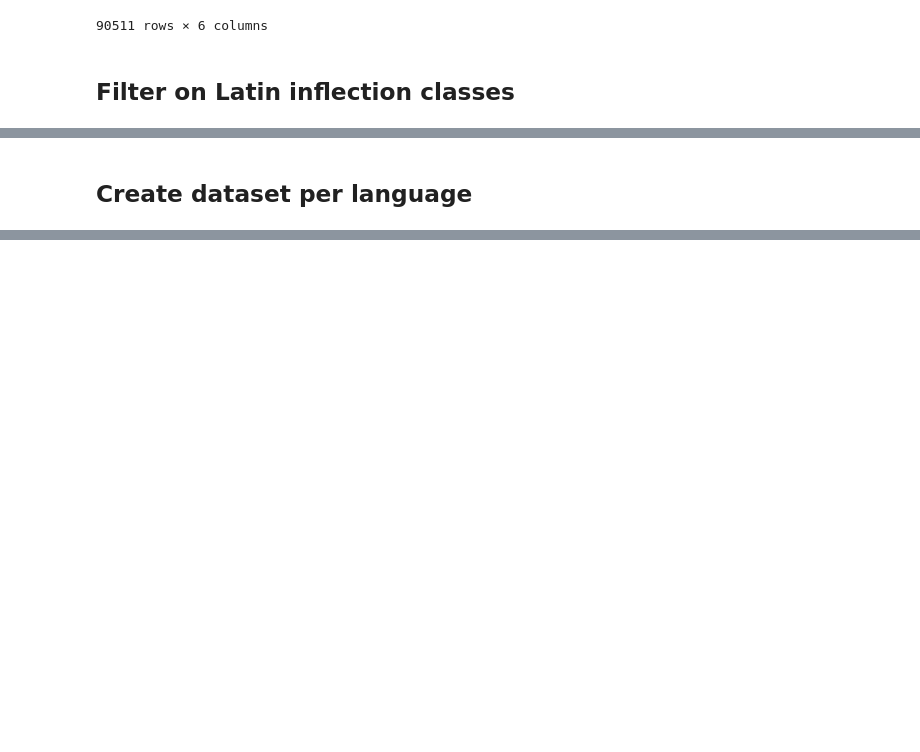
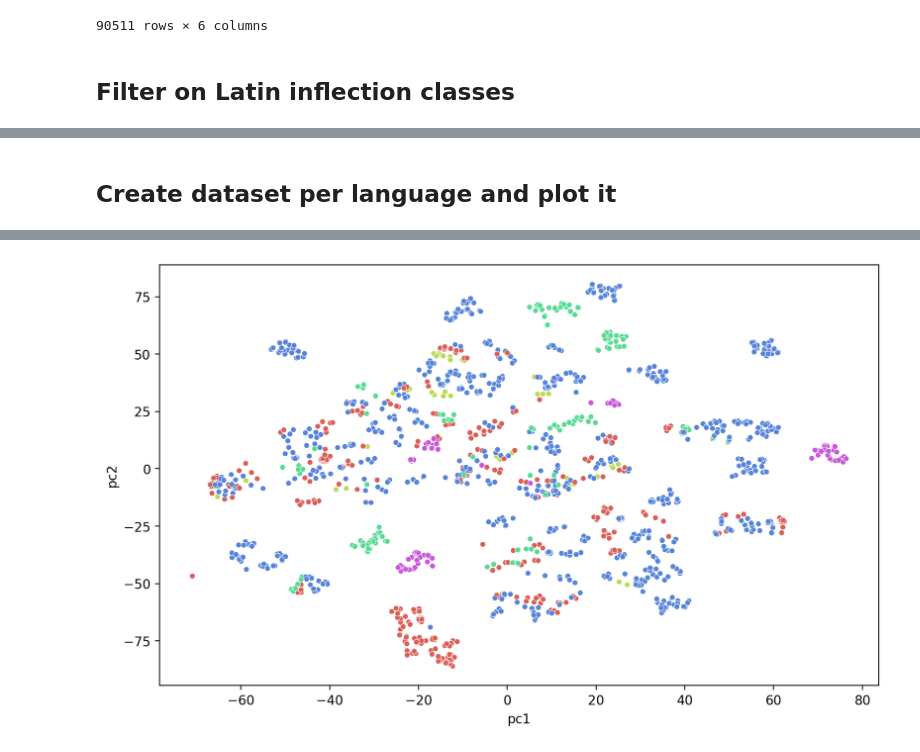
Before and after one commit to peterdekker/agents-art, a Jupyter notebook: Roman inflection dataset.ipynb, the cells around one changed output, grey strips where cells are left out. Saved outputs shown, nothing was run; the diff lists cells and outputs as text; code cells hidden in the pictures; blank space fills up the shorter version.

Commit message:
Filtered and converted data and plotted it

```diff
--- a/Roman inflection dataset.ipynb
+++ b/Roman inflection dataset.ipynb
@@ -13,9 +27,7 @@ Loaded data.
 # %% [markdown]
 ## Filter data
 # %%
-forms_df_nonempty = forms_df[~forms_df["Form"].isin(["Ø","?"])]
-forms_df_1cognate = forms_df_nonempty[forms_df_nonempty["Cognateset_ID"].apply(len)==1].copy()
-forms_df_1cognate["Cognateset_ID_first"] = forms_df_1cognate["Cognateset_ID"].apply(lambda x: x[0])
+forms_df_1cognate = data.filter_romance_empty_multicog(forms_df)
 display(forms_df_1cognate)
 # %% [output]
 |  | ID | Language_ID | Cell | Form | Cognateset_ID | Cognateset_ID_first |
@@ -34,12 +46,11 @@ display(forms_df_1cognate)
 # %% [markdown]
 ## Filter on Latin inflection classes
 # %%
-forms_df_merge = forms_df_1cognate.merge(right=cognates_df, left_on="Cognateset_ID_first", right_on="ID")
-display(forms_df_merge.groupby("Language_ID").count().sort_values(by="ID_x", ascending=False).head(10))
-
-latin_conjugation_df = forms_df_merge[~forms_df_merge["Latin_Conjugation"].isnull()]
+latin_conjugation_df = data.filter_romance_inflections(forms_df_1cognate, cognates_df)
 print(len(latin_conjugation_df))
-display(latin_conjugation_df.groupby("Language_ID").count().sort_values(by="ID_x", ascending=False).head(10))
+grouped_by_lang = latin_conjugation_df.groupby("Language_ID").count().sort_values(by="ID_x", ascending=False).head(10)
+display(grouped_by_lang)
+grouped_by_lang["Form"].to_csv("langs.tex", sep="&", line_terminator = "\\\\\n")
 
 #French_Modern_Standard and Romanian_Modern_Standard seem interesting
 # %% [output]
@@ -71,67 +70,14 @@ display(latin_conjugation_df.groupby("Language_ID").count().sort_values(by="ID_x
 # %% [markdown]
-## Create dataset per language
+## Create dataset per language and plot it
 # %%
-import pandas as pd
+import evaluation
 import numpy as np
 
-# Diacritics are counted as separate character
 
-def get_sound_inventory(forms):
-    sound_inventory = list(set(list("".join(forms))))
-    max_form_len = max([len(x) for x in forms])
-    return sound_inventory, max_form_len
+forms_onehot, inflections_onehot, forms, inflections = data.create_language_dataset(latin_conjugation_df, "French_Modern_Standard", empty_symbol=True)
+evaluation.plot_data(forms_onehot, labels=forms, clusters=inflections, sample_points=None, use_labels=False)
 
+# Evaluate different empty symbol
 
-def create_onehot_inflections(inflections):
-    n_inflections = len(inflections)
-    inflection_inventory = list(inflections.unique())
-    inflection_inventory_size = len(inflection_inventory)
-    array = np.zeros(shape=(n_inflections, inflection_inventory_size))
-    for infl_row, inflection in enumerate(inflections):
-        hot_index = inflection_inventory.index(inflection)
-        array[infl_row, hot_index] = 1
-    return array, inflection_inventory
-
-
-
-
-def create_onehot_forms(forms, empty_symbol=True):
-    sounds, max_form_len = get_sound_inventory(forms)
-    n_forms = len(forms)
-    if empty_symbol:
-        sounds.append(".")
-    n_sounds = len(sounds)
-    #print(sounds)
-    #print(f"n_forms: {n_forms}")
-    #print(f"n_sounds: {n_sounds}")
-    #print(f"max_form_len: {max_form_len}")
-    array = np.zeros(shape=(n_forms, n_sounds * max_form_len))
-    for form_row, form in enumerate(forms):
-        #print(form)
-        form_len = len(form)
-        for char_position in range(max_form_len):
-            if char_position < form_len:
-                char = form[char_position]
-                char_hot_index = sounds.index(char)
-                array[form_row, char_position*n_sounds+char_hot_index] = 1
-                #print(f"Char position {char_position} within form: {char}. Hot index: {char_hot_index}. Index: {form_row, char_position*n_sounds+char_hot_index}")
-            else: ## Char_position >= form_len; so word shorter than the longest word
-                if empty_symbol:
-                    ## Create symbol for these positions
-                    empty_hot_index = sounds.index(".")
-                    array[form_row, char_position*n_sounds+empty_hot_index] = 1
-                    #print(f"Char position {char_position} OUTSIDE form. Hot index: {empty_hot_index}. Index: {form_row, char_position*n_sounds+empty_hot_index}")
-                ## Else: just leave the 0000s for empty symbol
-    return array, sounds
-
-
-
-
-def create_language_dataset(df, language, empty_symbol=True, language_column = "Language_ID", form_column="Form", inflection_column = "Latin_Conjugation"):
-    df_language = df[df[language_column]==language][[form_column, inflection_column]]
-    forms_onehot, sound_inventory = create_onehot_forms(df_language[form_column], empty_symbol)
-    inflections_onehot, inflection_inventory = create_onehot_inflections(df_language[inflection_column])
-    return forms_onehot, inflections_onehot, inflections
-
-forms_onehot, inflections_onehot, inflections = create_language_dataset(latin_conjugation_df, "French_Modern_Standard", empty_symbol=False)
+# Check difference when concatenating inflection value
 # %% [output]
@@ -157,0 +84 @@ Name: Latin_Conjugation, Length: 2700, dtype: object
+[figure, added]
```
Also changed, not shown: parts of 5 cells of this notebook, 3 other files.
